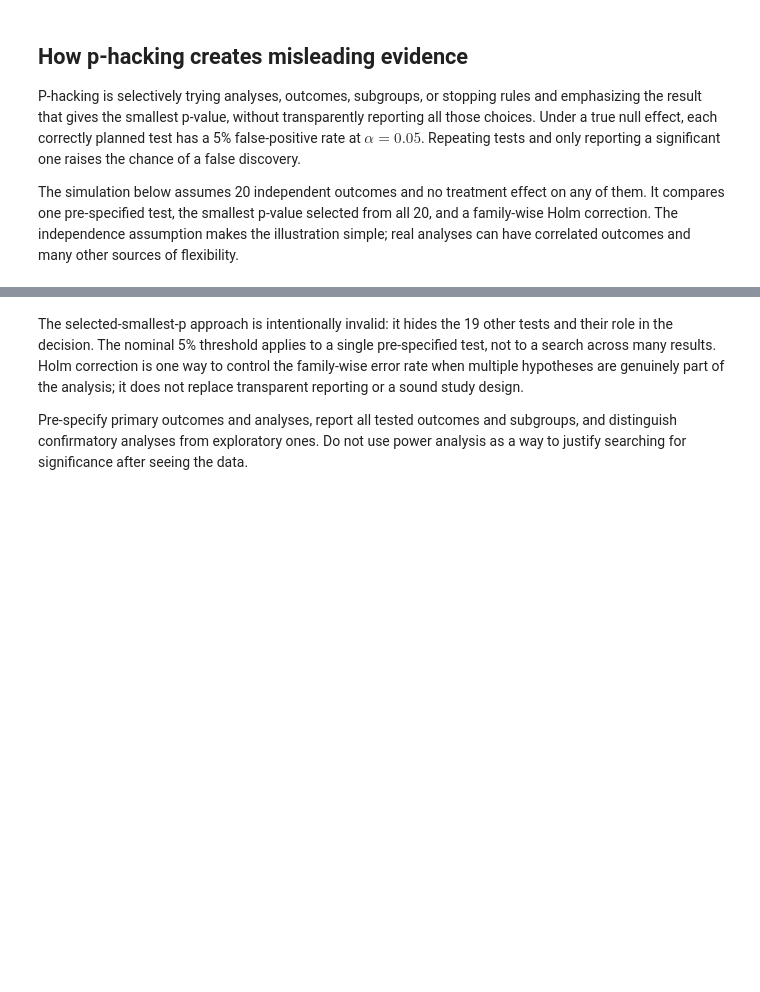
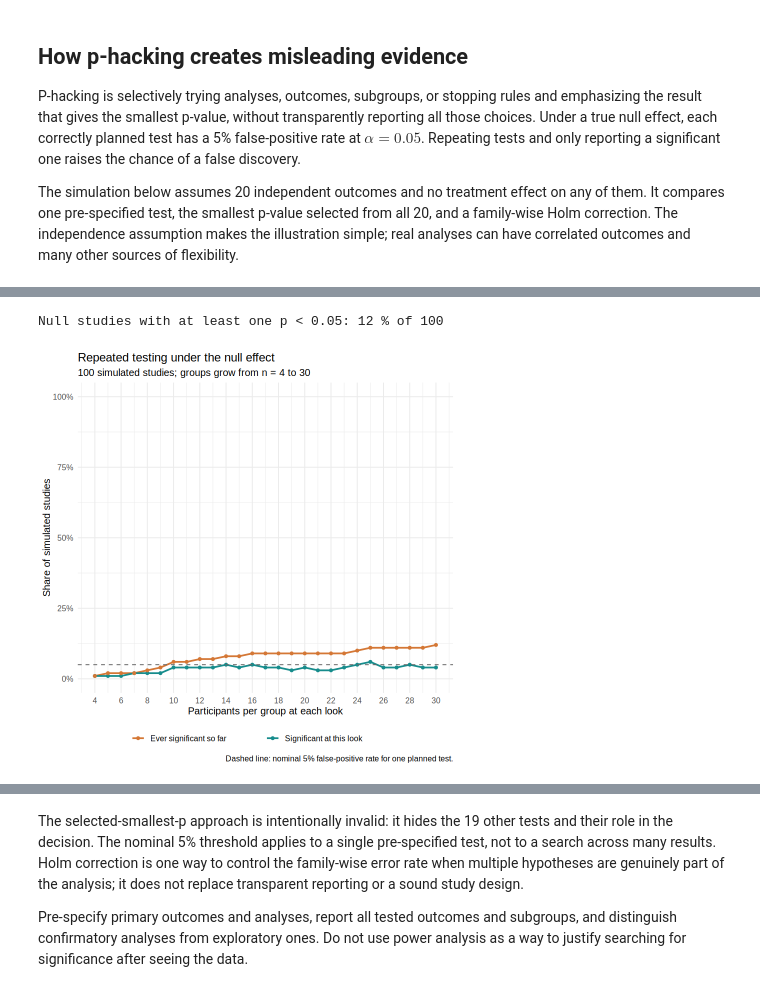
Before and after one commit to manishdatt-edu/biostats, a Jupyter notebook: power.ipynb, the cells around one changed output, grey strips where cells are left out. Drawn from its saved outputs; the diff is of its cells as text; code cells hidden in the pictures; blank space fills up the shorter version.

```diff
--- a/power.ipynb
+++ b/power.ipynb
@@ -83,0 +109,71 @@ The simulation below assumes 20 independent outcomes and no treatment effect on
+# %%
+set.seed(318)
+max_n_per_group <- 30
+sample_sizes <- 4:max_n_per_group
+n_demo_studies <- 100
+
+# Each column is one independent null-effect study with balanced groups.
+demo_p_values <- replicate(n_demo_studies, {
+  control <- rnorm(max_n_per_group, mean = 0, sd = 1)
+  treatment <- rnorm(max_n_per_group, mean = 0, sd = 1)
+  vapply(sample_sizes, function(n) {
+    t.test(treatment[seq_len(n)], control[seq_len(n)])$p.value
+  }, numeric(1))
+})
+
+significant_this_look <- rowMeans(demo_p_values < 0.05)
+cumulative_significant <- vapply(seq_along(sample_sizes), function(look) {
+  mean(colSums(demo_p_values[seq_len(look), , drop = FALSE] < 0.05) > 0)
+}, numeric(1))
+
+p_hacking_summary <- data.frame(
+  n_per_group = sample_sizes,
+  significant_this_look = significant_this_look,
+  ever_significant = cumulative_significant
+)
+
+final_ever_significant <- tail(p_hacking_summary$ever_significant, 1)
+cat("Null studies with at least one p < 0.05:",
+    round(100 * final_ever_significant, 1), "% of", n_demo_studies, "\n")
+
+p_hacking_plot_data <- rbind(
+  data.frame(
+    n_per_group = sample_sizes,
+    rate = significant_this_look,
+    pattern = "Significant at this look"
+  ),
+  data.frame(
+    n_per_group = sample_sizes,
+    rate = cumulative_significant,
+    pattern = "Ever significant so far"
+  )
+)
+
+ggplot(p_hacking_plot_data,
+       aes(x = n_per_group, y = rate, color = pattern)) +
+  geom_line(linewidth = 1) +
+  geom_point(size = 1.5) +
+  geom_hline(yintercept = 0.05, linetype = "dashed", color = "grey40") +
+  scale_color_manual(values = c(
+    "Significant at this look" = "#168C8C",
+    "Ever significant so far" = "#D47735"
+  )) +
+  scale_y_continuous(
+    labels = function(rate) paste0(round(rate * 100), "%"),
+    limits = c(0, 1)
+  ) +
+  scale_x_continuous(breaks = seq(4, max_n_per_group, by = 2)) +
+  labs(
+    title = "Repeated testing under the null effect",
+    subtitle = paste(n_demo_studies,
+                     "simulated studies; groups grow from n = 4 to 30"),
+    x = "Participants per group at each look",
+    y = "Share of simulated studies",
+    color = NULL,
+    caption = "Dashed line: nominal 5% false-positive rate for one planned test."
+  ) +
+  theme_minimal(base_size = 12) +
+  theme(legend.position = "bottom")
+# %% [output]
+Null studies with at least one p < 0.05: 12 % of 100
+[figure, added]
```
Also changed, not shown: parts of 5 cells of this notebook, 2 other files.
